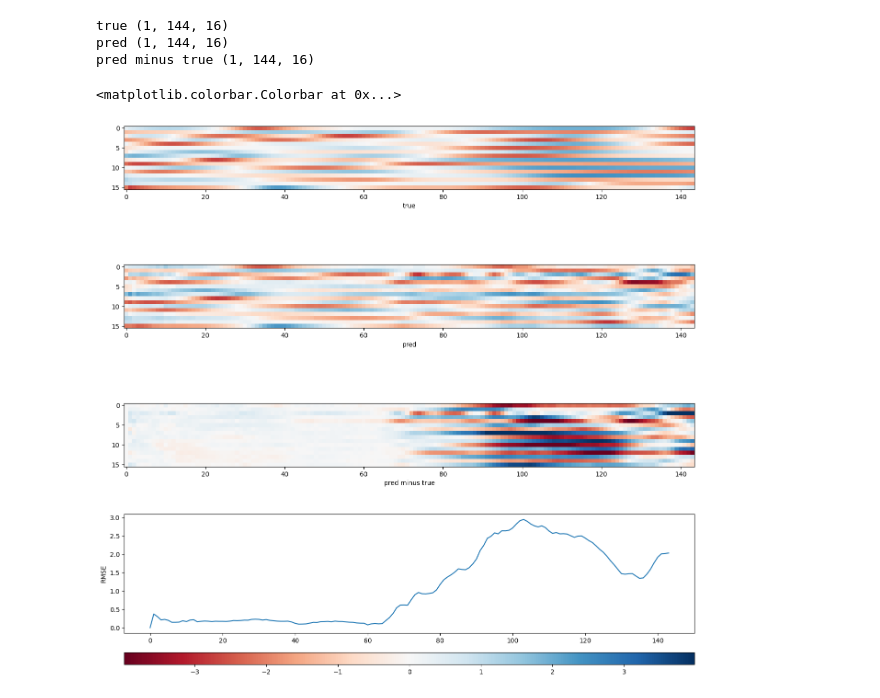
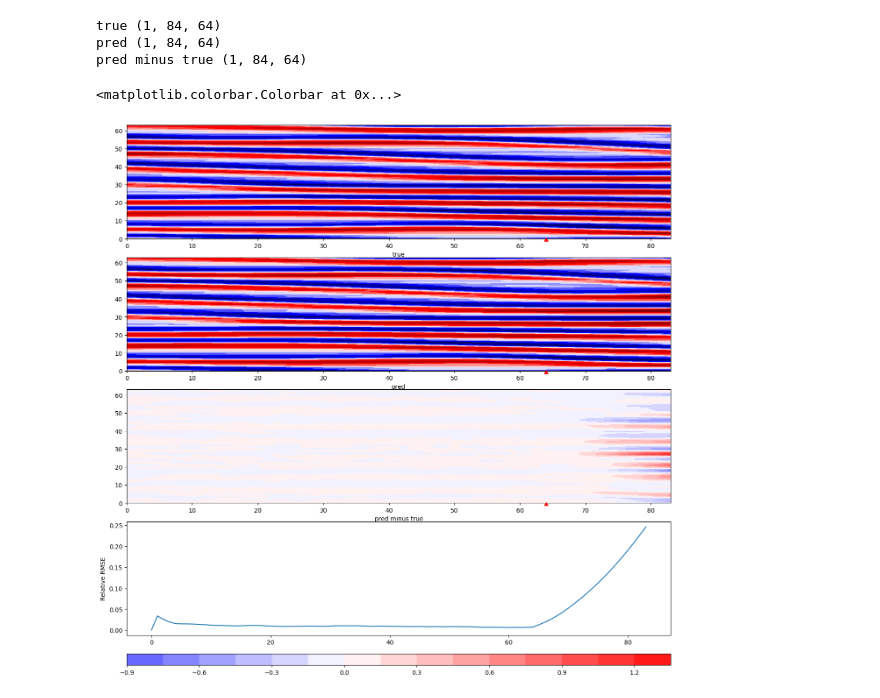
Before and after one commit to reepoi/G-LED, a Jupyter notebook: notebooks/pred_KuramotoSivashinsky.ipynb, the cells around one changed output. Drawn from its saved outputs; the diff is of its cells as text; code cells hidden in the pictures.

Commit message:
update pred KS equation

```diff
--- a/notebooks/pred_KuramotoSivashinsky.ipynb
+++ b/notebooks/pred_KuramotoSivashinsky.ipynb
@@ -28,7 +31,2 @@ from g_led.transformer.sequentialModel import SequentialModel as Transformer
 # %%
 os.environ['CUDA_VISIBLE_DEVICES'] = '0'
-# %%
-engine = conf.get_engine()
-conf.orm.create_all(engine)
-db = conf.sa.orm.Session(engine, expire_on_commit=False)
-db.begin()
@@ -64,6 +100,0 @@ Conf(root_dir='/home/sci/ttransue/GitHub/G-LED',
-# %%
-lightning.pytorch.seed_everything(cfg.rng_seed)
-with lightning.pytorch.utilities.seed.isolate_rng():
-    dataset = datasets.get_dataset(cfg.dataset)
-    dataset.prepare_data()
-    dataset.setup('fit')
@@ -76,2 +100,0 @@ down_sampler = nn.Upsample(size=cfg.dataset.coarse_dimensions(), mode=cfg.datase
-# %%
-train_sequential = main_sequential.TrainSequential.load_from_checkpoint(cfg.run_dir/'last.ckpt', cfg=cfg, down_sampler=down_sampler, model=model)
@@ -99,8 +102,8 @@ TrainSequential(
 with torch.no_grad():
     trajectory = 0
     warm_up = 64
-    forecast_time = 80
-    true = train_sequential.batch_to_coarse(dataset.train[[trajectory], :warm_up+forecast_time]).to(train_sequential.device)
+    forecast_time = 20
+    true = train_sequential.down_sampler(dataset.train[[trajectory], :warm_up+forecast_time]).to(train_sequential.device)
     data = dict(
         true=true,
         pred=train_sequential.forecast(
@@ -113,33 +116,44 @@ data['pred minus true'] = data['pred'] - data['true']
 for k, v in data.items():
     print(k, v.shape)
 # %% [output]
-true (1, 144, 16)
-pred (1, 144, 16)
-pred minus true (1, 144, 16)
+true (1, 84, 64)
+pred (1, 84, 64)
+pred minus true (1, 84, 64)
 # %%
 v_min = None
 v_max = None
 p = .01
 for v in data.values():
     _v_min = np.quantile(v, p)
     _v_max = np.quantile(v, 1 - p)
     if v_min is None or v_min > _v_min:
         v_min = _v_min
     if v_max is None or v_max > _v_max:
         v_max = _v_max
 v_abs_max = max(map(abs, (v_min, v_max)))
 fig, axs = plt.subplots(
     figsize=(16, 4 * (len(data) + 1)),
     height_ratios=[*([10] * (len(data) + 1)), 1],
     nrows=len(data) + 2,
 )
 for i, (k, trajectory) in enumerate(data.items()):
-    trajectory = rearrange(trajectory, '1 time dim -> dim time')
-    im_out = axs[i].imshow(trajectory, cmap='RdBu', vmin=-v_abs_max, vmax=v_abs_max)
+    trajectory = rearrange(trajectory, '1 time dim -> time dim')
+    ax_marker = axs[i].twinx()
+    ax_marker.axis('off')
+    ax_marker.set_ylim(0, 1)
+    ax_marker.scatter([warm_up, warm_up], [0, 0], color='red', marker=6, clip_on=False)
+    # im_out = axs[i].imshow(trajectory, cmap='RdBu', vmin=-v_abs_max, vmax=v_abs_max, aspect='auto')
+    n, s = np.meshgrid(np.arange(trajectory.shape[0]), np.arange(trajectory.shape[1]))
+    # print(n.shape, s.shape, trajectory.shape)
+    contourf = axs[i].contourf(n, s, trajectory.T, 15, cmap=plt.get_cmap("seismic"), vmin=-v_abs_max, vmax=v_abs_max)
     axs[i].set_xlabel(k)
-axs[-2].plot(np.sqrt(reduce(np.square(data['pred minus true']), '1 time dim -> time', 'mean')))
-axs[-2].set_ylabel('RMSE')
-fig.colorbar(im_out, cax=axs[-1], orientation='horizontal')
+axs[-2].plot(
+    np.sqrt(reduce(np.square(data['pred minus true']), '1 time dim -> time', 'mean'))
+    /
+    np.sqrt(reduce(np.square(data['true']), '1 time dim -> time', 'mean'))
+)
+axs[-2].set_ylabel('Relative RMSE')
+fig.colorbar(contourf, cax=axs[-1], orientation='horizontal')
 # %% [output]
 <matplotlib.colorbar.Colorbar at 0x...>
-[figure, old version]
+[figure, new version]
```
Also changed, not shown: parts of 6 cells of this notebook.
